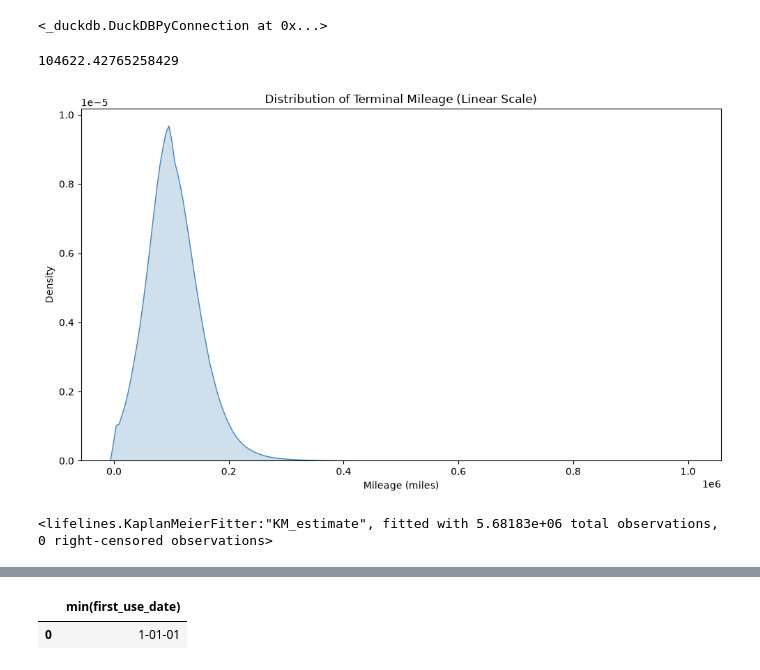
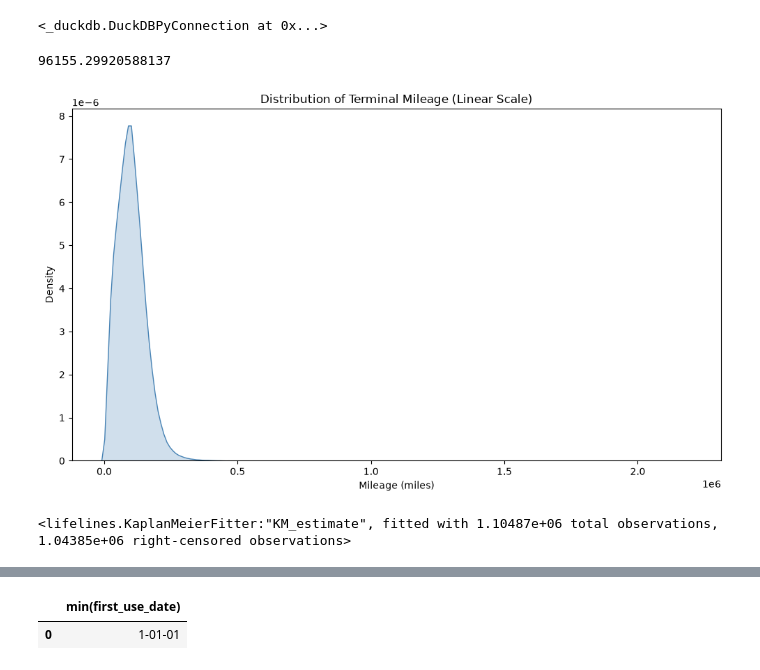
Before and after one commit to Nasser-Sanchez/UK-MOT-Reliability-Analysis, a Jupyter notebook: notebooks/survival_analysis.ipynb, the cells around one changed output, grey strips where cells are left out. Saved outputs shown, nothing was run; the diff lists cells and outputs as text; code cells hidden in the pictures.

Commit message:
Adapt to api data

```diff
--- a/notebooks/survival_analysis.ipynb
+++ b/notebooks/survival_analysis.ipynb
@@ -43,8 +43,8 @@ con.execute("""
 # %%
 df = pl.scan_parquet('data/mot_last_test.parquet').collect()
 # %%
-df = df.filter(pl.col('start_date')>=pl.lit('1900-01-01').str.to_date())
-df = df.filter(pl.col('event')==1)
+# df = df.filter(pl.col('start_date')>=pl.lit('1900-01-01').str.to_date())
+# df = df.filter(pl.col('event')==1)
 
 df = df.to_pandas()
 # %%
@@ -55,28 +55,28 @@ df.loc[df['event'] == 0, 'test_mileage_upper'] = df.loc[df['event'] == 0, 'test_
 # %%
 df['end_date'] = pd.to_datetime(df['end_date'])
 # %%
-print(df['test_mileage'].mean())
+print(df['mileage'].mean())
 # %% [output]
-104622.42765258429
+96155.29920588137
 # %%
 plt.figure(figsize=(10, 6))
-sns.kdeplot(data=df, x="test_mileage", fill=True, color="steelblue")
+sns.kdeplot(data=df, x="interval_mileage", fill=True, color="steelblue")
 plt.title("Distribution of Terminal Mileage (Linear Scale)")
 plt.xlabel("Mileage (miles)")
 plt.ylabel("Density")
 plt.tight_layout()
 plt.show()
 # %% [output]
-[figure, old version]
+[figure, new version]
 # %%
 kmf = KaplanMeierFitter()
 
 kmf.fit(
-    df['test_mileage'],
+    df['mileage'],
     event_observed=df['event']
 )
 # %% [output]
-<lifelines.KaplanMeierFitter:"KM_estimate", fitted with 5.68183e+06 total observations, 0 right-censored observations>
+<lifelines.KaplanMeierFitter:"KM_estimate", fitted with 1.10487e+06 total observations, 1.04385e+06 right-censored observations>
 # %%
 kmf.plot()
 # %% [output]
```
Also changed, not shown: parts of 10 cells of this notebook.
